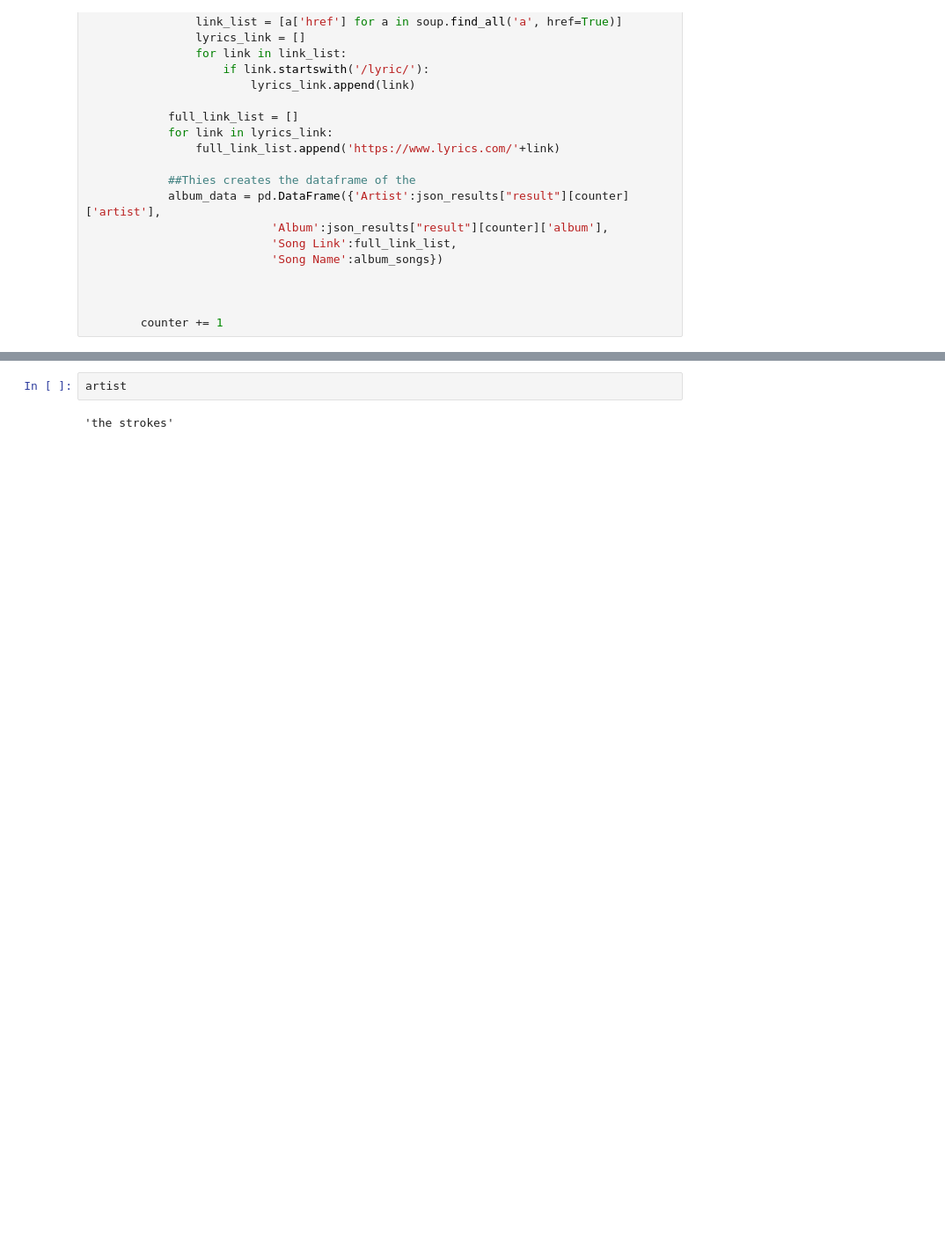
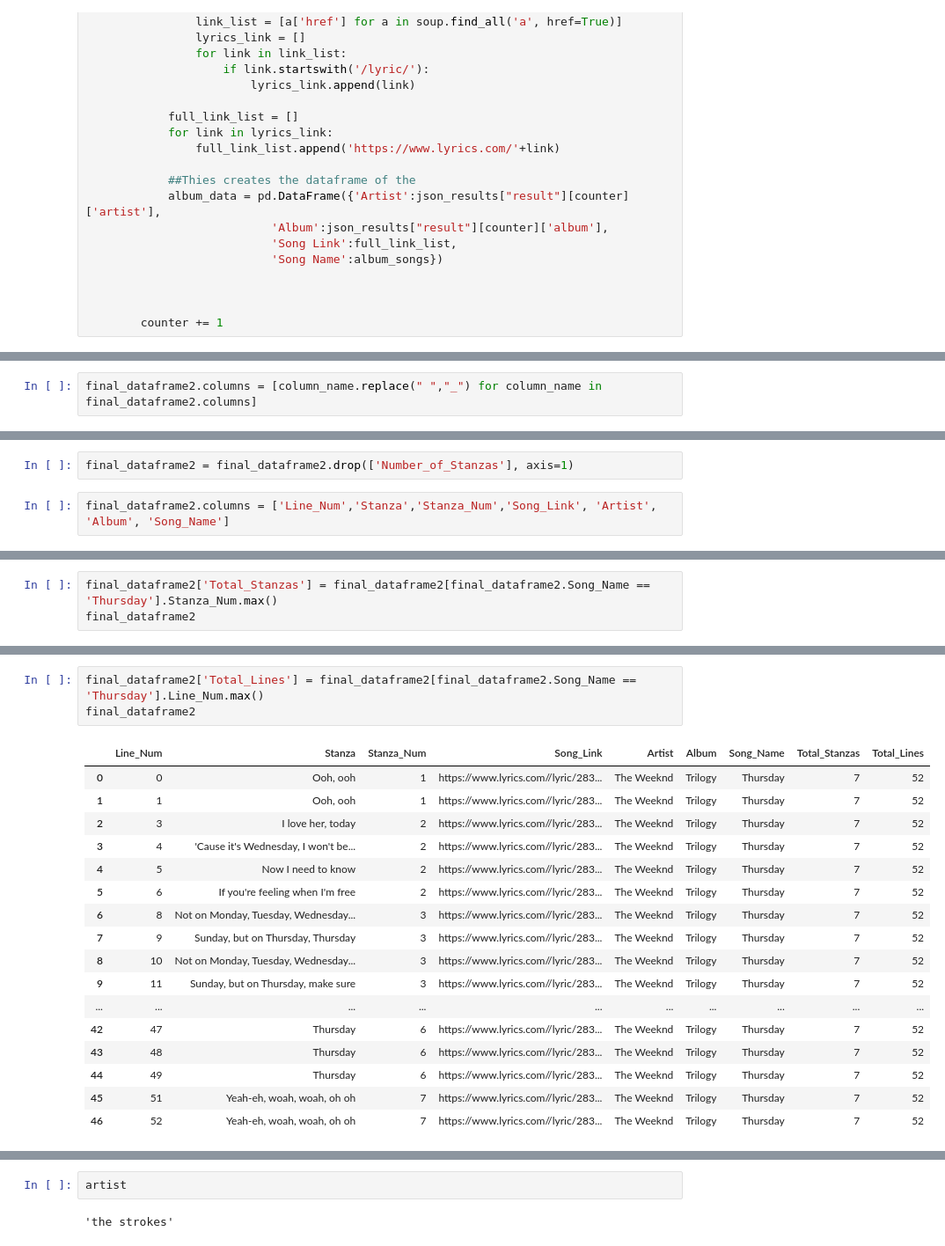
Before and after one commit to ttarang/capstone, a Jupyter notebook: main.ipynb, the cells around one changed output, grey strips where cells are left out. Shown at 88% size. Drawn from its saved outputs; the diff is of its cells as text; blank space fills up the shorter version.

Commit message:
Adding in rough code for the merged dataframe with album_data and stanza_dataframe

```diff
--- a/main.ipynb
+++ b/main.ipynb
@@ -264,0 +418,2 @@ album_data
+# %%
+final_dataframe2.columns = [column_name.replace(" ","_") for column_name in final_dataframe2.columns]
@@ -264,0 +440,4 @@ album_data
+# %%
+final_dataframe2 = final_dataframe2.drop(['Number_of_Stanzas'], axis=1)
+# %%
+final_dataframe2.columns = ['Line_Num','Stanza','Stanza_Num','Song_Link', 'Artist', 'Album', 'Song_Name']
@@ -264,0 +448,3 @@ album_data
+# %%
+final_dataframe2['Total_Stanzas'] = final_dataframe2[final_dataframe2.Song_Name == 'Thursday'].Stanza_Num.max()
+final_dataframe2
@@ -264,0 +469,21 @@ album_data
+# %%
+final_dataframe2['Total_Lines'] = final_dataframe2[final_dataframe2.Song_Name == 'Thursday'].Line_Num.max()
+final_dataframe2
+# %% [output]
+|  | Line_Num | Stanza | Stanza_Num | Song_Link | Artist | Album | Song_Name | Total_Stanzas | Total_Lines |
+| 0 | 0 | Ooh, ooh | 1 | https://www.lyrics.com//lyric/283... | The Weeknd | Trilogy | Thursday | 7 | 52 |
+| 1 | 1 | Ooh, ooh | 1 | https://www.lyrics.com//lyric/283... | The Weeknd | Trilogy | Thursday | 7 | 52 |
+| 2 | 3 | I love her, today | 2 | https://www.lyrics.com//lyric/283... | The Weeknd | Trilogy | Thursday | 7 | 52 |
+| 3 | 4 | 'Cause it's Wednesday, I won't be... | 2 | https://www.lyrics.com//lyric/283... | The Weeknd | Trilogy | Thursday | 7 | 52 |
+| 4 | 5 | Now I need to know | 2 | https://www.lyrics.com//lyric/283... | The Weeknd | Trilogy | Thursday | 7 | 52 |
+| 5 | 6 | If you're feeling when I'm free | 2 | https://www.lyrics.com//lyric/283... | The Weeknd | Trilogy | Thursday | 7 | 52 |
+| 6 | 8 | Not on Monday, Tuesday, Wednesday... | 3 | https://www.lyrics.com//lyric/283... | The Weeknd | Trilogy | Thursday | 7 | 52 |
+| 7 | 9 | Sunday, but on Thursday, Thursday | 3 | https://www.lyrics.com//lyric/283... | The Weeknd | Trilogy | Thursday | 7 | 52 |
+| 8 | 10 | Not on Monday, Tuesday, Wednesday... | 3 | https://www.lyrics.com//lyric/283... | The Weeknd | Trilogy | Thursday | 7 | 52 |
+| 9 | 11 | Sunday, but on Thursday, make sure | 3 | https://www.lyrics.com//lyric/283... | The Weeknd | Trilogy | Thursday | 7 | 52 |
+| ... | ... | ... | ... | ... | ... | ... | ... | ... | ... |
+| 42 | 47 | Thursday | 6 | https://www.lyrics.com//lyric/283... | The Weeknd | Trilogy | Thursday | 7 | 52 |
+| 43 | 48 | Thursday | 6 | https://www.lyrics.com//lyric/283... | The Weeknd | Trilogy | Thursday | 7 | 52 |
+| 44 | 49 | Thursday | 6 | https://www.lyrics.com//lyric/283... | The Weeknd | Trilogy | Thursday | 7 | 52 |
+| 45 | 51 | Yeah-eh, woah, woah, oh oh | 7 | https://www.lyrics.com//lyric/283... | The Weeknd | Trilogy | Thursday | 7 | 52 |
+| 46 | 52 | Yeah-eh, woah, woah, oh oh | 7 | https://www.lyrics.com//lyric/283... | The Weeknd | Trilogy | Thursday | 7 | 52 |
```
Also changed, not shown: parts of 23 cells of this notebook.
